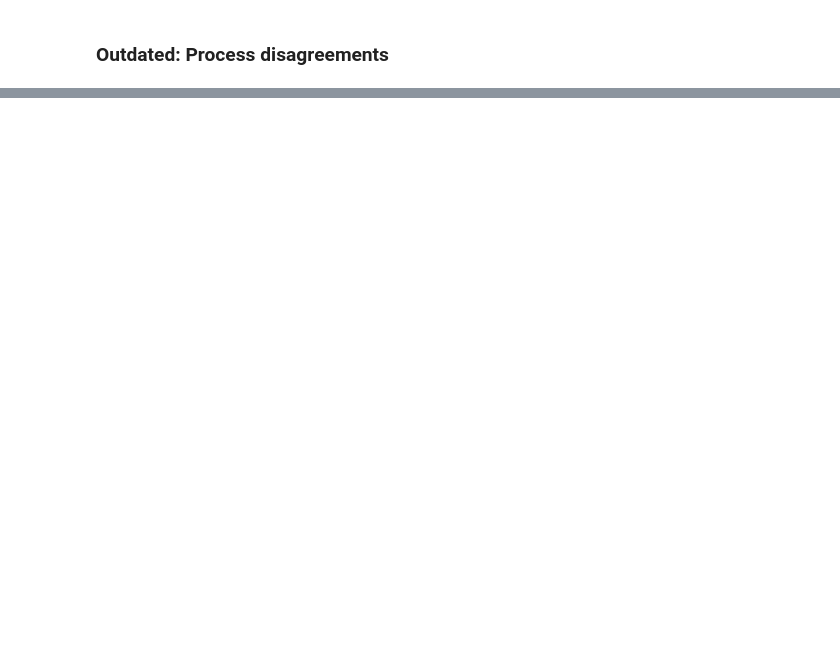
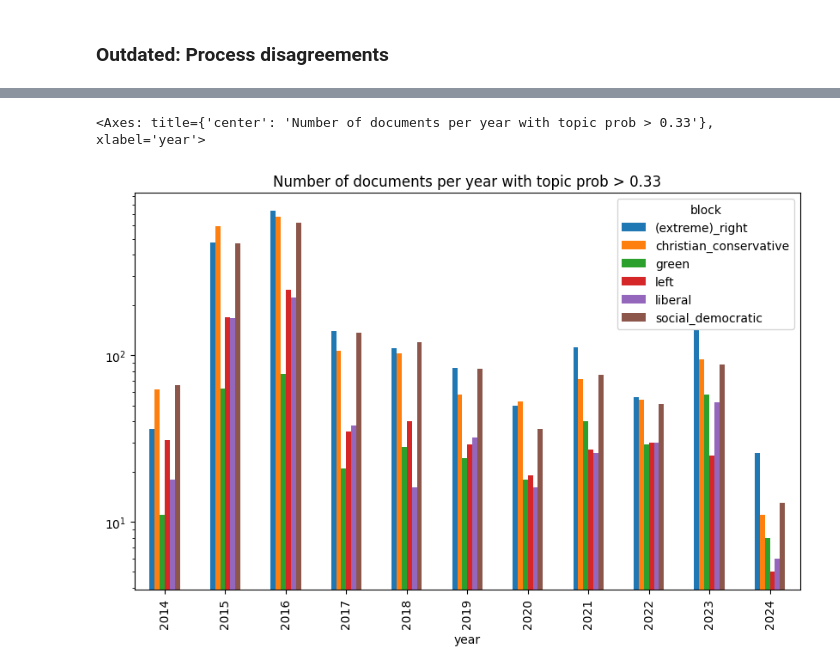
Before and after one commit to derkleinejakob/dataliteracy25, a Jupyter notebook: scripts/lda/lda_find_threshold.ipynb, the cells around one changed output, grey strips where cells are left out. Cells and saved outputs as stored; diff of their text form; code cells hidden in the pictures; blank space fills up the shorter version.

```diff
--- a/scripts/lda/lda_find_threshold.ipynb
+++ b/scripts/lda/lda_find_threshold.ipynb
@@ -175,0 +91,6 @@ Topic probability threshold for 95.0% accuracy: 0.831955686386226
+# %%
+
+df[df[prob_col] > 0.33].groupby(["year", "block"]).size().unstack().plot.bar(figsize=(10,6), title="Number of documents per year with topic prob > 0.33", logy=True)
+# %% [output]
+<Axes: title={'center': 'Number of documents per year with topic prob > 0.33'}, xlabel='year'>
+[figure, added]
```
Also changed, not shown: parts of 10 cells of this notebook, 1 other file.
